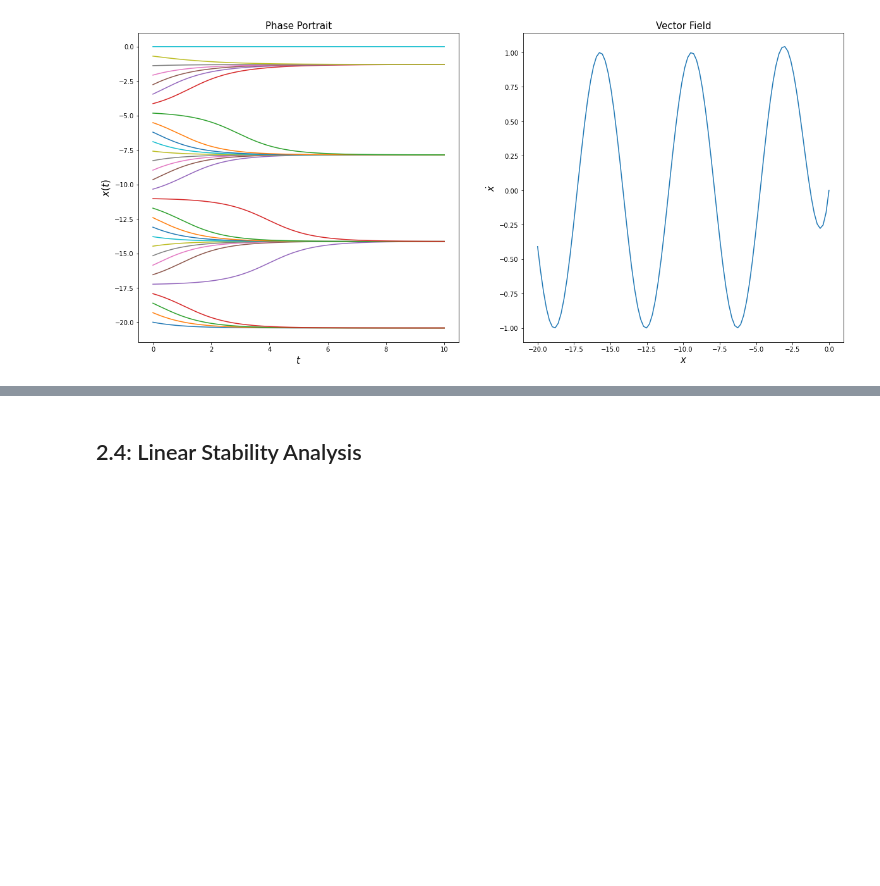
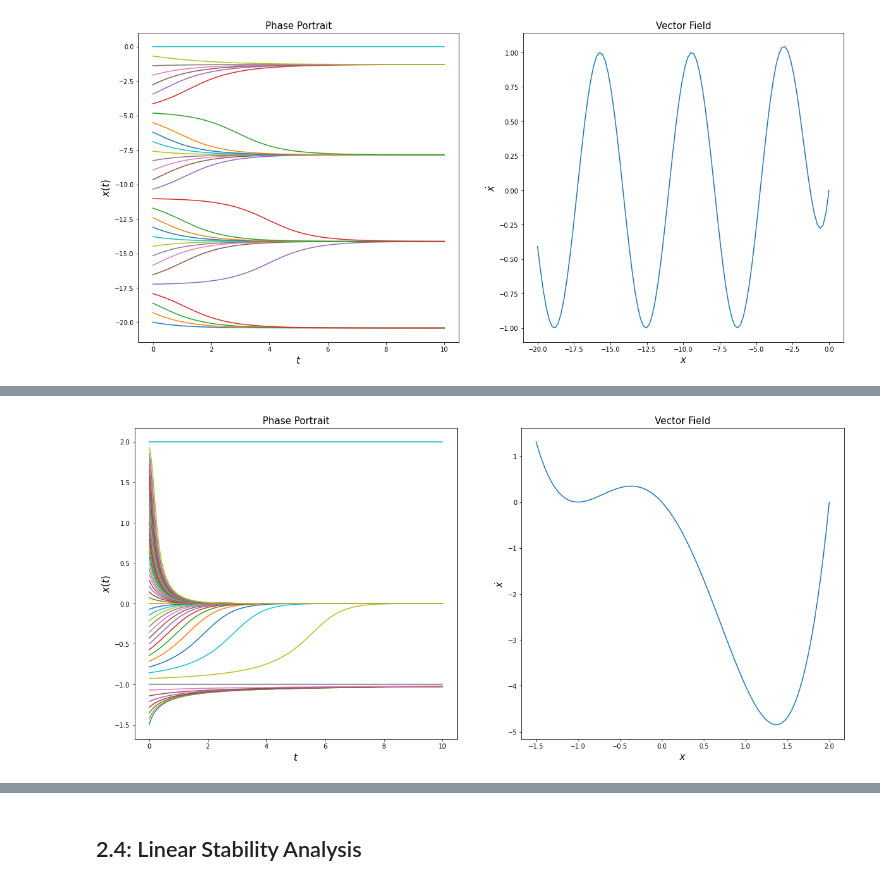
Before and after one commit to Rmejiaz/ModeladoSimulacion, a Jupyter notebook: Cuadernos/Cap2.ipynb, the cells around one changed output, grey strips where cells are left out. Saved outputs shown, nothing was run; the diff lists cells and outputs as text; code cells hidden in the pictures; blank space fills up the shorter version.

```diff
--- a/Cuadernos/Cap2.ipynb
+++ b/Cuadernos/Cap2.ipynb
@@ -204,0 +212,13 @@ plot_phase_portrait(func7,h,ti,tf,x0_i,x0_f,n)
+# %%
+def func15(x):
+  return x*(x-2)*(x+1)**2
+
+h = 1e-3
+ti = 0
+tf = 10
+x0_i = -1.5
+x0_f = 2
+n = 50
+plot_phase_portrait(func15,h,ti,tf,x0_i,x0_f,n)
+# %% [output]
+[figure, added]
```
Also changed, not shown: parts of 16 cells of this notebook.
